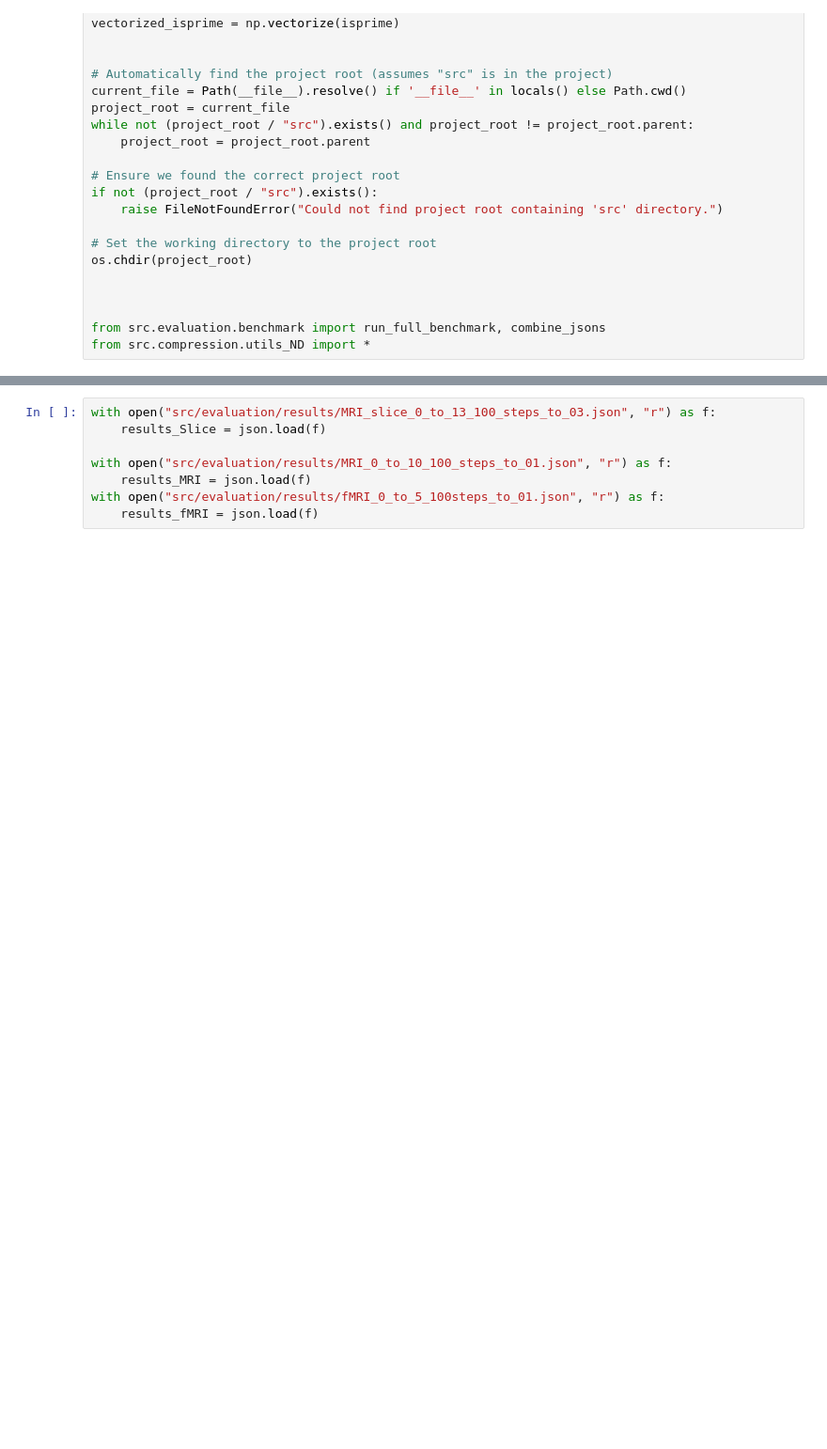
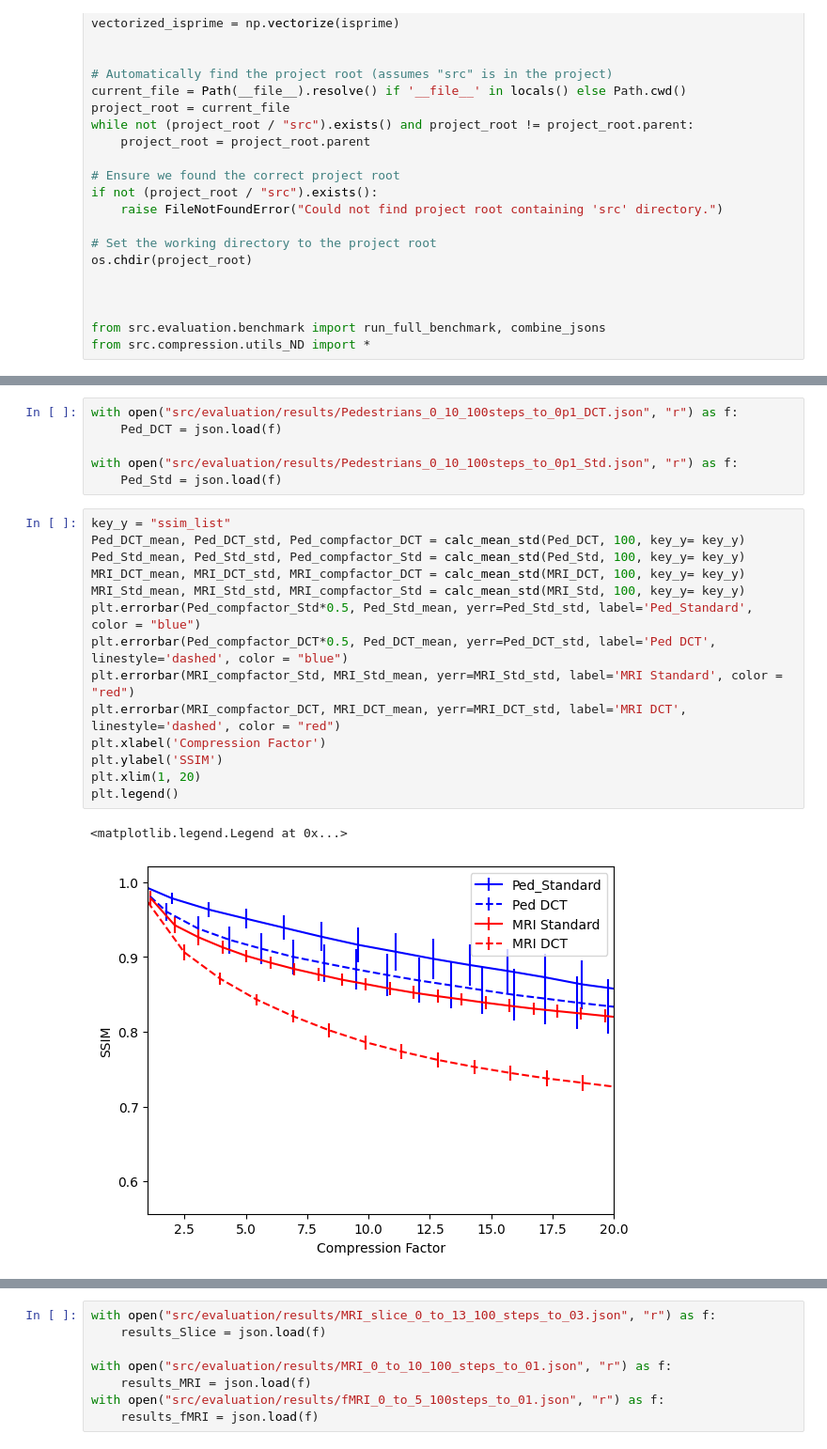
Before and after one commit to Alandroid/img-compression-mps, a Jupyter notebook: src/evaluation/Paper_eval.ipynb, the cells around one changed output, grey strips where cells are left out. Shown at 94% size. Drawn from its saved outputs; the diff is of its cells as text; blank space fills up the shorter version.

```diff
--- a/src/evaluation/Paper_eval.ipynb
+++ b/src/evaluation/Paper_eval.ipynb
@@ -29,0 +130,23 @@ from src.compression.utils_ND import *
+# %%
+with open("src/evaluation/results/Pedestrians_0_10_100steps_to_0p1_DCT.json", "r") as f:
+    Ped_DCT = json.load(f)
+
+with open("src/evaluation/results/Pedestrians_0_10_100steps_to_0p1_Std.json", "r") as f:
+    Ped_Std = json.load(f)
+# %%
+key_y = "ssim_list"
+Ped_DCT_mean, Ped_DCT_std, Ped_compfactor_DCT = calc_mean_std(Ped_DCT, 100, key_y= key_y)
+Ped_Std_mean, Ped_Std_std, Ped_compfactor_Std = calc_mean_std(Ped_Std, 100, key_y= key_y)
+MRI_DCT_mean, MRI_DCT_std, MRI_compfactor_DCT = calc_mean_std(MRI_DCT, 100, key_y= key_y)
+MRI_Std_mean, MRI_Std_std, MRI_compfactor_Std = calc_mean_std(MRI_Std, 100, key_y= key_y)
+plt.errorbar(Ped_compfactor_Std*0.5, Ped_Std_mean, yerr=Ped_Std_std, label='Ped_Standard', color = "blue")
+plt.errorbar(Ped_compfactor_DCT*0.5, Ped_DCT_mean, yerr=Ped_DCT_std, label='Ped DCT', linestyle='dashed', color = "blue")
+plt.errorbar(MRI_compfactor_Std, MRI_Std_mean, yerr=MRI_Std_std, label='MRI Standard', color = "red")
+plt.errorbar(MRI_compfactor_DCT, MRI_DCT_mean, yerr=MRI_DCT_std, label='MRI DCT', linestyle='dashed', color = "red")
+plt.xlabel('Compression Factor')
+plt.ylabel('SSIM')
+plt.xlim(1, 20)
+plt.legend()
+# %% [output]
+<matplotlib.legend.Legend at 0x...>
+[figure, added]
```
Also changed, not shown: parts of 12 cells of this notebook, 21 other files.
